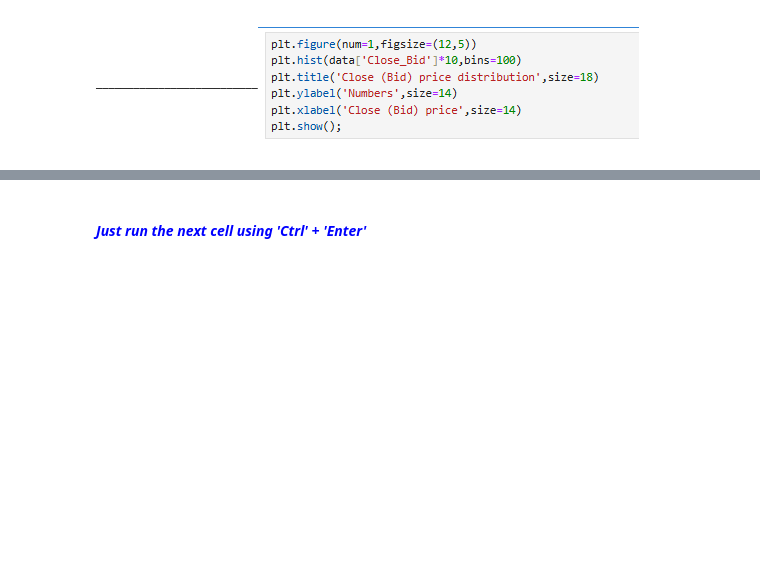
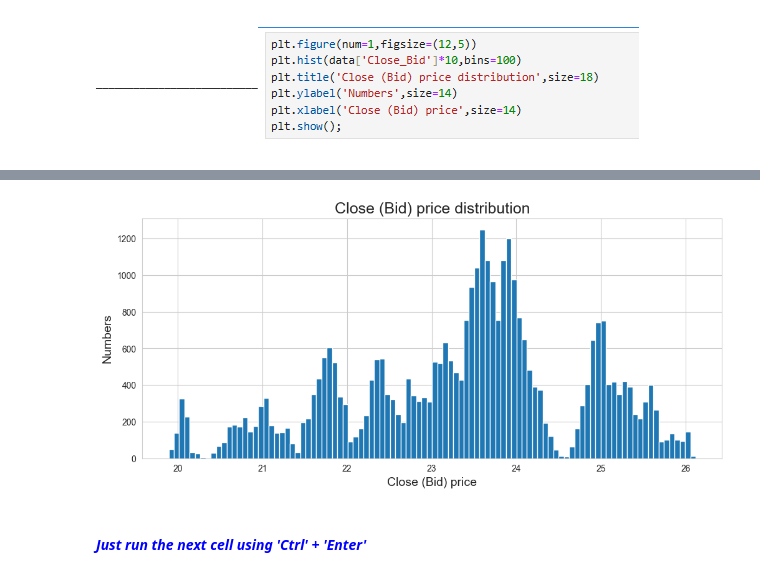
Before and after one commit to LeancuIoanCristian/NNandDL, a Jupyter notebook: Week-8-LSTM_Silver_5-min_EarlyStopping_3D-Tensor_Finance_2025_st.ipynb, the cells around one changed output, grey strips where cells are left out. Cells and saved outputs as stored; diff of their text form; code cells hidden in the pictures; blank space fills up the shorter version.

```diff
--- a/Week-8-LSTM_Silver_5-min_EarlyStopping_3D-Tensor_Finance_2025_st.ipynb
+++ b/Week-8-LSTM_Silver_5-min_EarlyStopping_3D-Tensor_Finance_2025_st.ipynb
@@ -211,3 +204,12 @@ __________________________![image.png](attachment:2cc199a5-7937-48cf-a78a-7d1e80
+# %%
+plt.figure(num=1, figsize=(12,5))
+plt.hist(data['Close_Bid']*10, bins=100)
+plt.title('Close (Bid) price distribution', size=18)
+plt.ylabel('Numbers', size=14)
+plt.xlabel('Close (Bid) price', size=14)
+plt.show()
+# %% [output]
+[figure, added]
 # %% [markdown]
 <html> <h4 style="font-style:italic; color:blue;"> Just run the next cell using 'Ctrl' + 'Enter' </h4> </html>
 # %%
```
Also changed, not shown: parts of 103 cells of this notebook, 3 other files.
